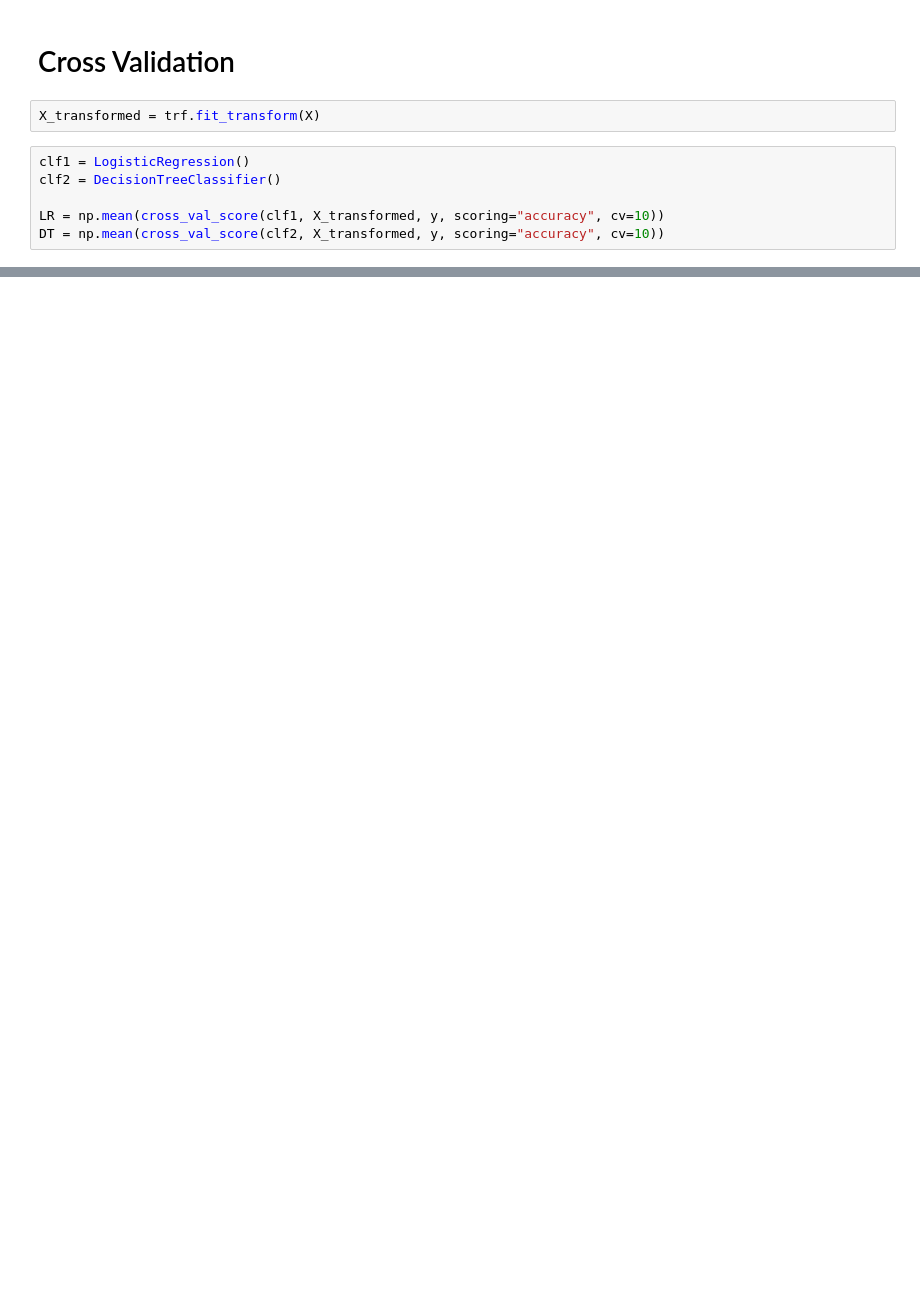
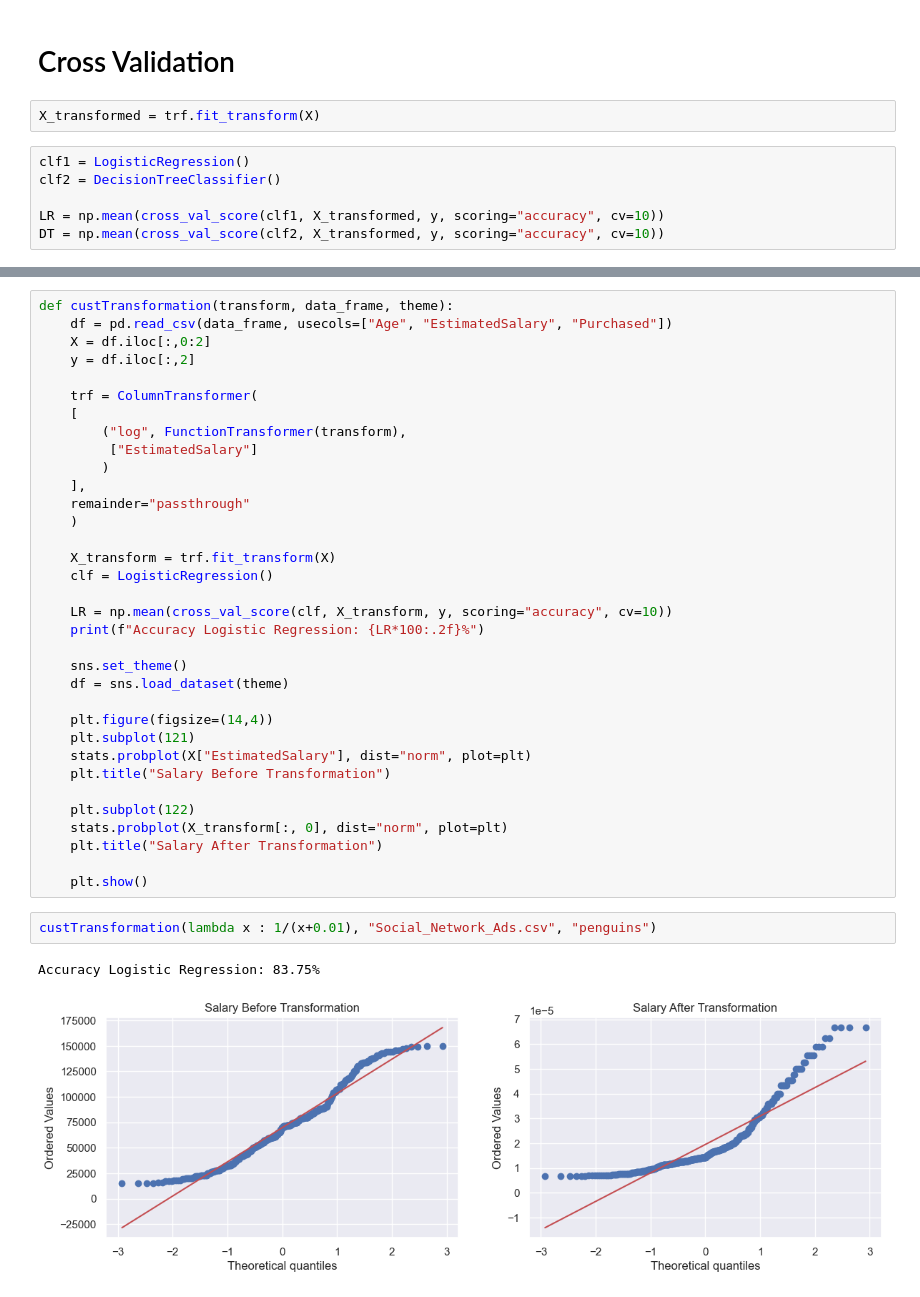
Before and after one commit to atifsalam78/Machine_Learning, a Jupyter notebook: function_transformer.ipynb, the cells around one changed output, grey strips where cells are left out. Cells and saved outputs as stored; diff of their text form; blank space fills up the shorter version.

```diff
--- a/function_transformer.ipynb
+++ b/function_transformer.ipynb
@@ -175,0 +224,39 @@ plt.show()
+# %%
+def custTransformation(transform, data_frame, theme):
+    df = pd.read_csv(data_frame, usecols=["Age", "EstimatedSalary", "Purchased"])
+    X = df.iloc[:,0:2]
+    y = df.iloc[:,2]
+
+    trf = ColumnTransformer(
+    [
+        ("log", FunctionTransformer(transform),
+         ["EstimatedSalary"]
+        )
+    ],
+    remainder="passthrough"
+    )
+
+    X_transform = trf.fit_transform(X)
+    clf = LogisticRegression()
+
+    LR = np.mean(cross_val_score(clf, X_transform, y, scoring="accuracy", cv=10))
+    print(f"Accuracy Logistic Regression: {LR*100:.2f}%")
+
+    sns.set_theme()
+    df = sns.load_dataset(theme)
+
+    plt.figure(figsize=(14,4))
+    plt.subplot(121)
+    stats.probplot(X["EstimatedSalary"], dist="norm", plot=plt)
+    plt.title("Salary Before Transformation")
+
+    plt.subplot(122)
+    stats.probplot(X_transform[:, 0], dist="norm", plot=plt)
+    plt.title("Salary After Transformation")
+
+    plt.show()
+# %%
+custTransformation(lambda x : 1/(x+0.01), "Social_Network_Ads.csv", "penguins")
+# %% [output]
+Accuracy Logistic Regression: 83.75%
+[figure, added]
```
Also changed, not shown: parts of 18 cells of this notebook, 13 other files.
